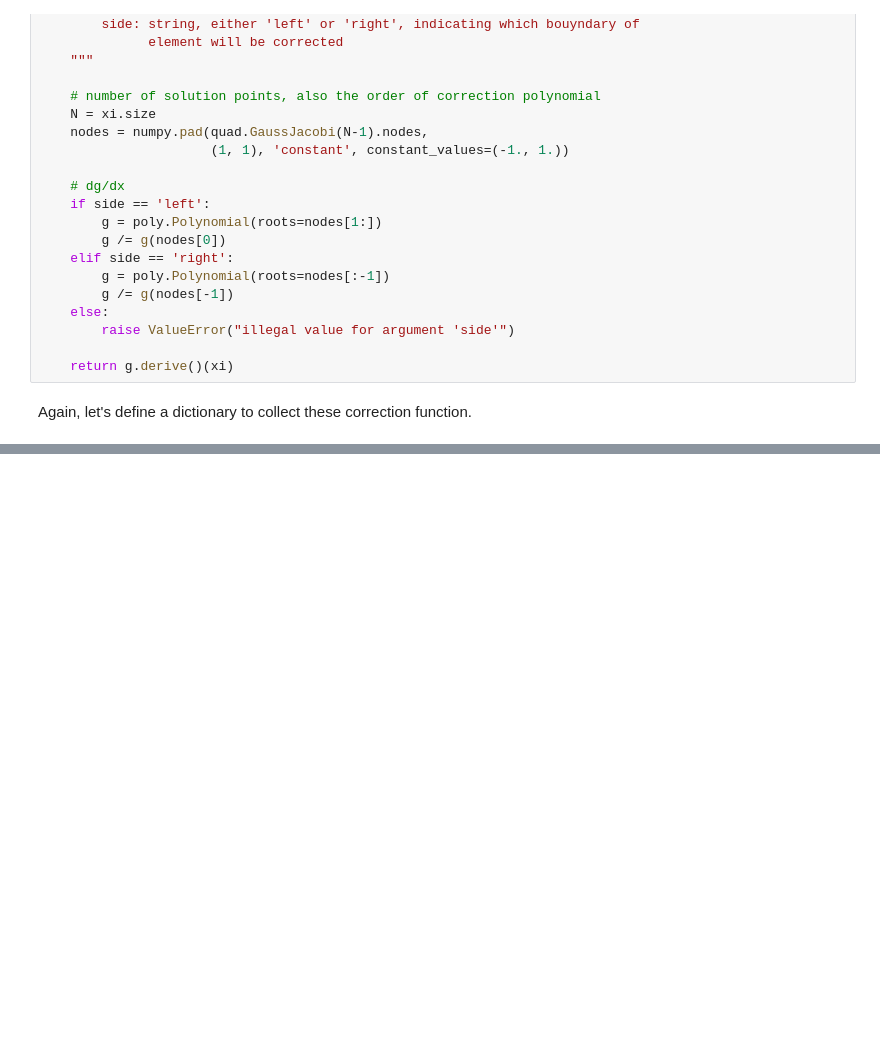
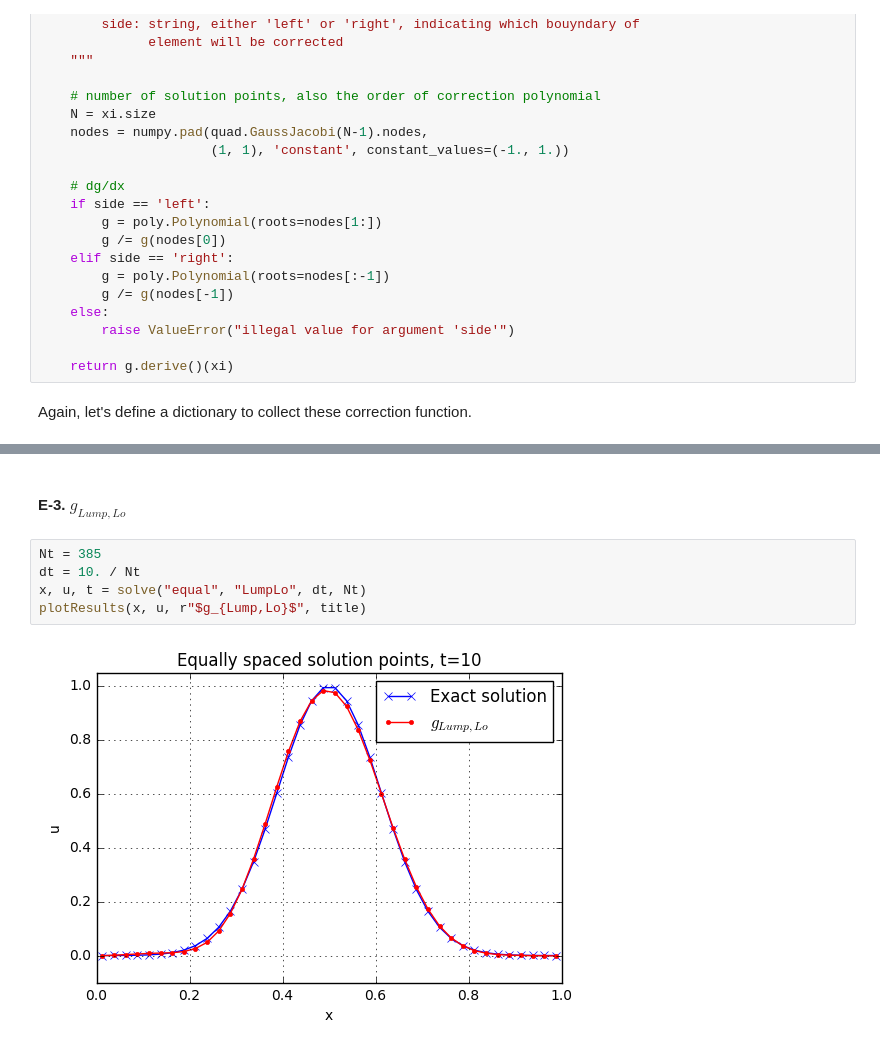
Before and after one commit to piyueh/SEM-Toolbox, a Jupyter notebook: Huynh2007/Fig9.1(b)-(f).ipynb, the cells around one changed output, grey strips where cells are left out. Cells and saved outputs as stored; diff of their text form; blank space fills up the shorter version.

```diff
--- a/Huynh2007/Fig9.1(b)-(f).ipynb
+++ b/Huynh2007/Fig9.1(b)-(f).ipynb
@@ -652,0 +530,9 @@ pyplot.plot(E.x, u)
+# %% [markdown]
+#### E-3. $g_{Lump,Lo}$
+# %%
+Nt = 385
+dt = 10. / Nt
+x, u, t = solve("equal", "LumpLo", dt, Nt)
+plotResults(x, u, r"$g_{Lump,Lo}$", title)
+# %% [output]
+[figure, added]
```
Also changed, not shown: parts of 33 cells of this notebook.
